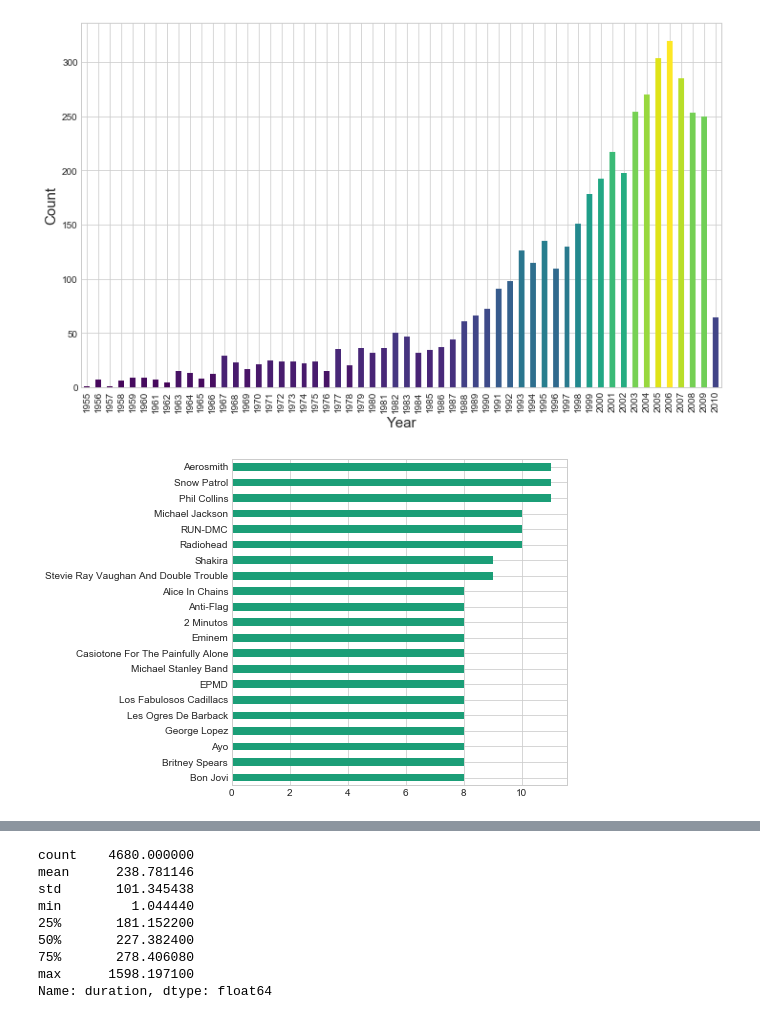
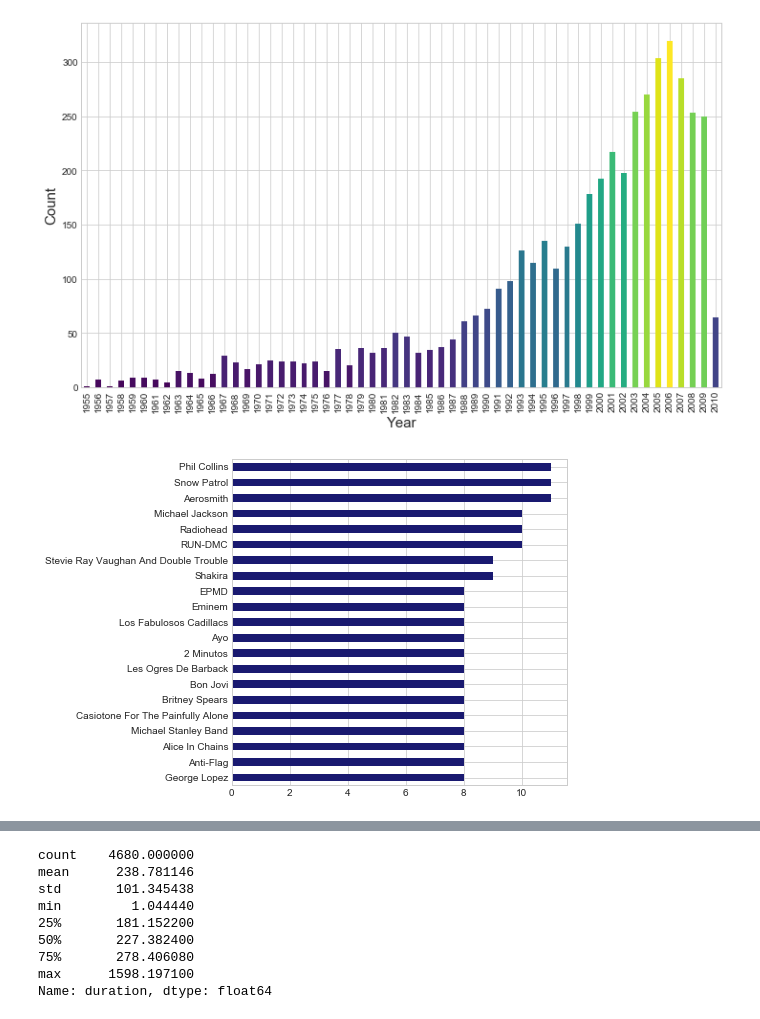
Before and after one commit to pylablanche/MillionSong, a Jupyter notebook: MillionSong_Dataset_Exploration.ipynb, the cells around one changed output, grey strips where cells are left out. Cells and saved outputs as stored; diff of their text form; code cells hidden in the pictures.

```diff
--- a/MillionSong_Dataset_Exploration.ipynb
+++ b/MillionSong_Dataset_Exploration.ipynb
@@ -83,8 +102,9 @@ plt.ylabel('Count');
 # %% [output]
 [figure]
 # %%
+# Counting the number of entry per artist
 songs_per_artist = songs.artist_name.value_counts()
-songs_per_artist[songs_per_artist >= 8].sort_values().plot.barh(color='C0', figsize=(6,6));
+songs_per_artist[songs_per_artist >= 8].sort_values().plot.barh(color='midnightblue', figsize=(6,6));
 # %% [output]
-[figure, old version]
+[figure, new version]
 # %%
```
Also changed, not shown: parts of 46 cells of this notebook.
